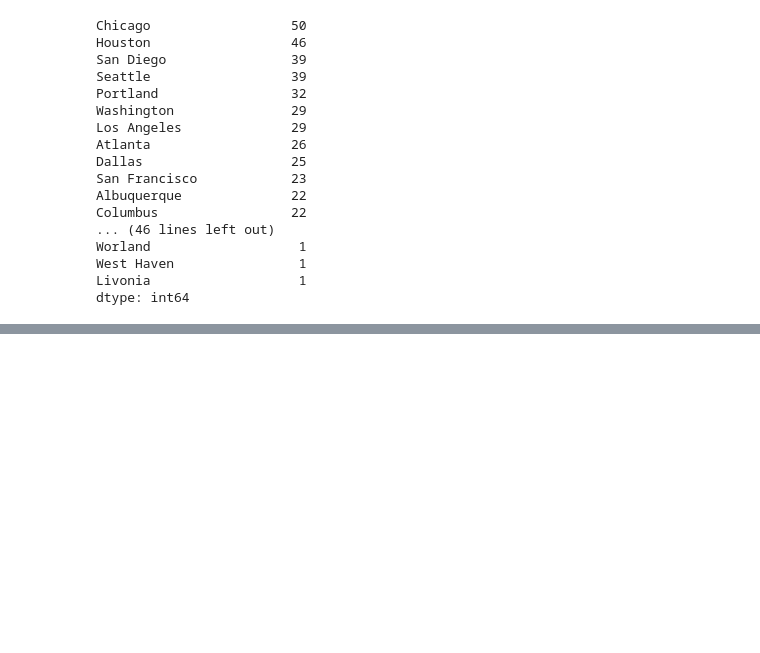
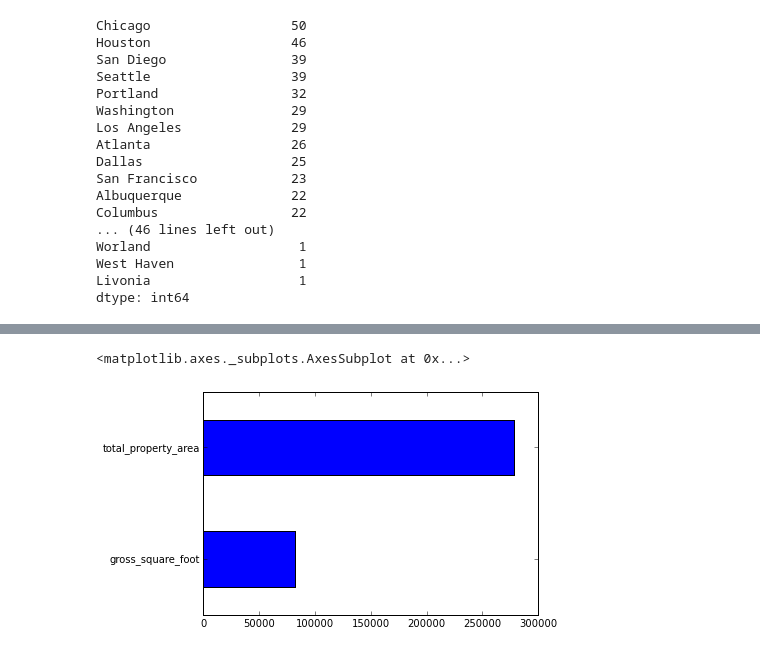
Before and after one commit to Data-Science-TIY/builditgreen, a Jupyter notebook: builditgreen/ExploreCityData.ipynb, the cells around one changed output, grey strips where cells are left out. Cells and saved outputs as stored; diff of their text form; code cells hidden in the pictures; blank space fills up the shorter version.

```diff
--- a/builditgreen/ExploreCityData.ipynb
+++ b/builditgreen/ExploreCityData.ipynb
@@ -240,0 +368,4 @@ sf_df_2009[['street', 'city', 'zip_code']]
+# %%
+kmeans4 = KMeans(4)
+kmeans4.fit(clus)
+clusters4 = kmeans4.predict(clus)
@@ -240,0 +388,2 @@ sf_df_2009[['street', 'city', 'zip_code']]
+# %%
+merged_df_2009_small['clusters'] = clusters4
@@ -240,0 +401,2 @@ sf_df_2009[['street', 'city', 'zip_code']]
+# %%
+cluster_0_2009 = merged_df_2009_small[(merged_df_2009_small['clusters'] == 0)]
@@ -240,0 +461,2 @@ sf_df_2009[['street', 'city', 'zip_code']]
+# %%
+cluster_0_plot = cluster_0_2009[['gross_square_foot', 'total_property_area']]
@@ -240,0 +475,5 @@ sf_df_2009[['street', 'city', 'zip_code']]
+# %%
+cluster_0_plot.mean().plot(kind = 'barh')
+# %% [output]
+<matplotlib.axes._subplots.AxesSubplot at 0x...>
+[figure, added]
```
Also changed, not shown: parts of 65 cells of this notebook, 1 other file.
